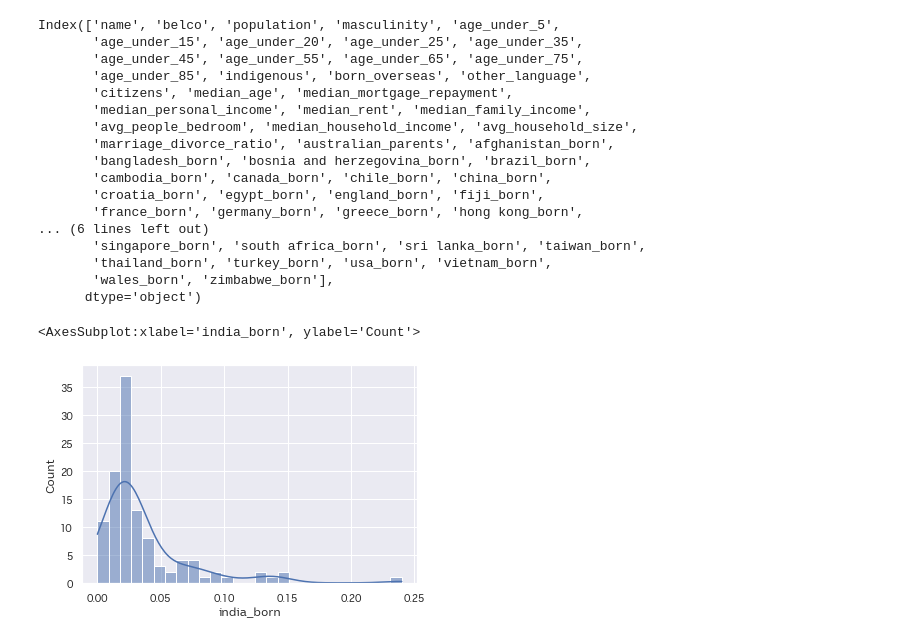
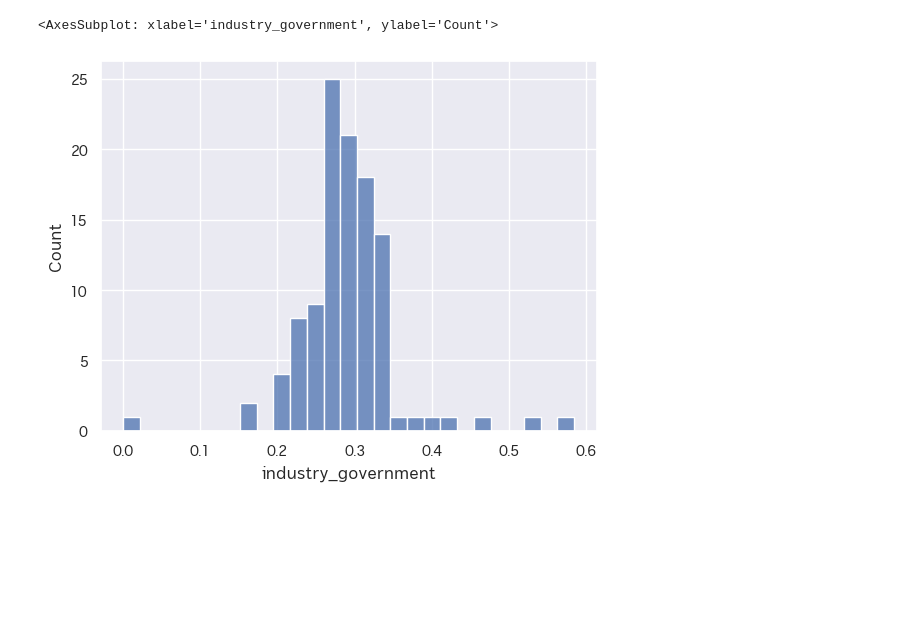
Before and after one commit to MarkusMannheim/censusdata, a Jupyter notebook: data/canberra_suburbs.ipynb, the cells around one changed output. Drawn from its saved outputs; the diff is of its cells as text; code cells hidden in the pictures; blank space fills up the shorter version.

```diff
--- a/data/canberra_suburbs.ipynb
+++ b/data/canberra_suburbs.ipynb
@@ -196,31 +274,8 @@ suburb_data.columns.tolist()
-# %%
-data.columns
-# %% [output]
-Index(['name', 'belco', 'population', 'masculinity', 'age_under_5',
-       'age_under_15', 'age_under_20', 'age_under_25', 'age_under_35',
-       'age_under_45', 'age_under_55', 'age_under_65', 'age_under_75',
-       'age_under_85', 'indigenous', 'born_overseas', 'other_language',
-       'citizens', 'median_age', 'median_mortgage_repayment',
-       'median_personal_income', 'median_rent', 'median_family_income',
-       'avg_people_bedroom', 'median_household_income', 'avg_household_size',
-       'marriage_divorce_ratio', 'australian_parents', 'afghanistan_born',
-       'bangladesh_born', 'bosnia and herzegovina_born', 'brazil_born',
-       'cambodia_born', 'canada_born', 'chile_born', 'china_born',
-       'croatia_born', 'egypt_born', 'england_born', 'fiji_born',
-       'france_born', 'germany_born', 'greece_born', 'hong kong_born',
-... (6 lines left out)
-       'singapore_born', 'south africa_born', 'sri lanka_born', 'taiwan_born',
-       'thailand_born', 'turkey_born', 'usa_born', 'vietnam_born',
-       'wales_born', 'zimbabwe_born'],
-      dtype='object')
-# %%
-sns.histplot(
-    data=data.india_born,
-    kde=True
-)
-# %% [output]
-<AxesSubplot:xlabel='india_born', ylabel='Count'>
-[figure, removed]
+# %%
+sns.histplot(data.industry_government)
+# %% [output]
+<AxesSubplot: xlabel='industry_government', ylabel='Count'>
+[figure, added]
 # %%
 X = data.iloc[:, 3:]
 y = data.loc[:, "belco"]
```
Also changed, not shown: parts of 7 cells of this notebook, 1 other file.
